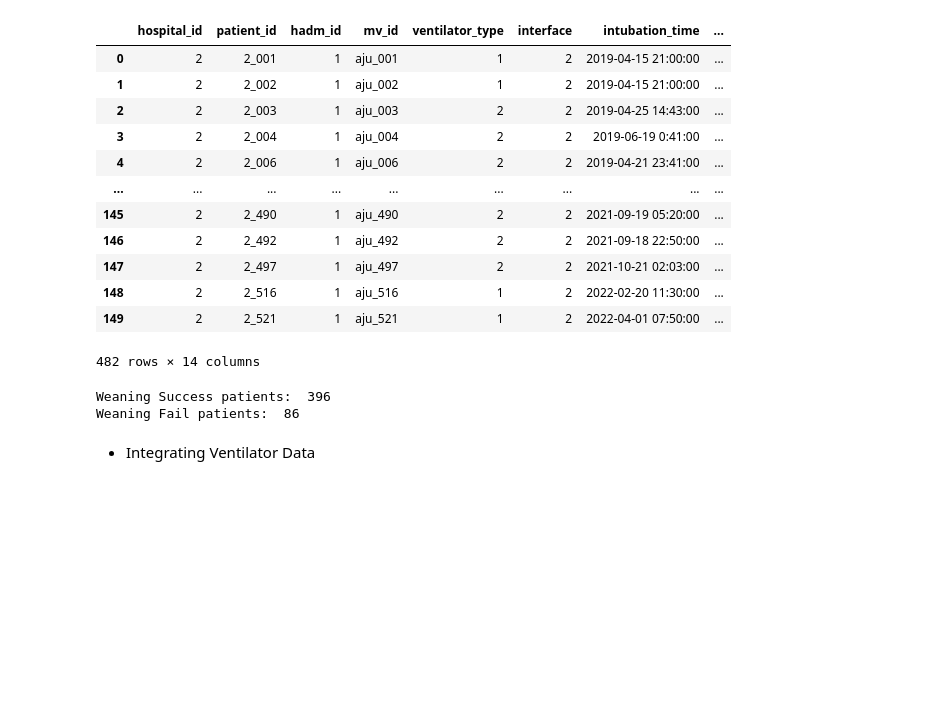
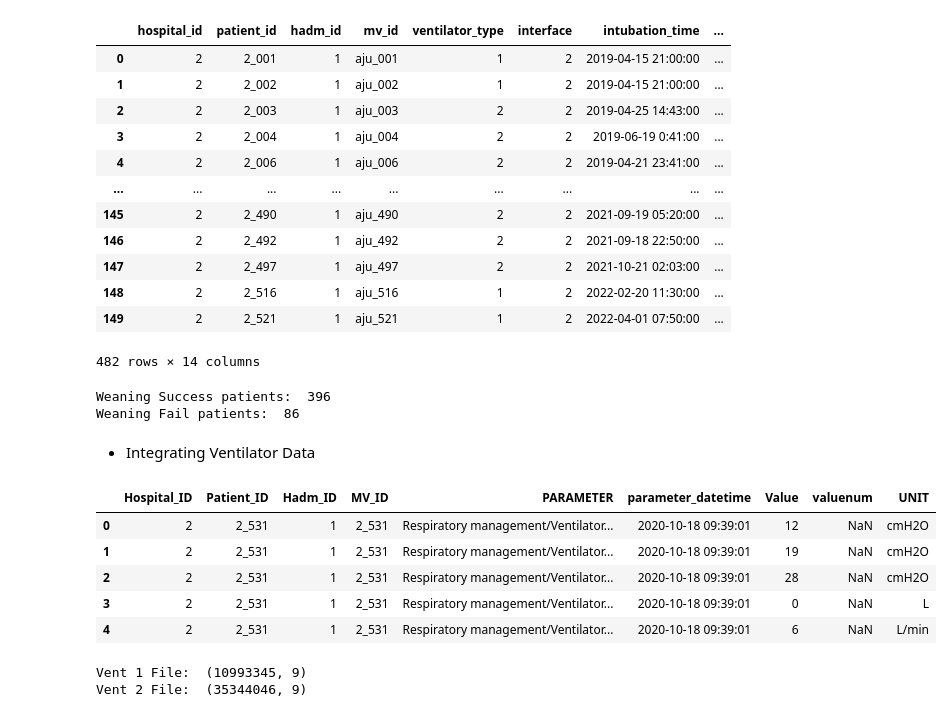
Before and after one commit to skjangbudon/nia_vent_weaning, a Jupyter notebook: data_preprocess_1103.ipynb, the cells around one changed output. Saved outputs shown, nothing was run; the diff lists cells and outputs as text; code cells hidden in the pictures; blank space fills up the shorter version.

```diff
--- a/data_preprocess_1103.ipynb
+++ b/data_preprocess_1103.ipynb
@@ -197,8 +197,18 @@ Weaning Fail patients:  86
 * Integrating Ventilator Data
 # %%
 vent_df1 = pd.read_csv('/VOLUME/nia_vent_weaning/raw_data/AJU/ventilator_parameter_1.csv')
-venf_df2 = pd.read_csv('/VOLUME/nia_vent_weaning/raw_data/AJU/ventilator_parameter_2.csv')
+vent_df2 = pd.read_csv('/VOLUME/nia_vent_weaning/raw_data/AJU/ventilator_parameter_2.csv')
 vent_df1.head()
+# %% [output]
+|  | Hospital_ID | Patient_ID | Hadm_ID | MV_ID | PARAMETER | parameter_datetime | Value | valuenum | UNIT |
+| 0 | 2 | 2_531 | 1 | 2_531 | Respiratory management/Ventilator... | 2020-10-18 09:39:01 | 12 | NaN | cmH2O |
+| 1 | 2 | 2_531 | 1 | 2_531 | Respiratory management/Ventilator... | 2020-10-18 09:39:01 | 19 | NaN | cmH2O |
+| 2 | 2 | 2_531 | 1 | 2_531 | Respiratory management/Ventilator... | 2020-10-18 09:39:01 | 28 | NaN | cmH2O |
+| 3 | 2 | 2_531 | 1 | 2_531 | Respiratory management/Ventilator... | 2020-10-18 09:39:01 | 0 | NaN | L |
+| 4 | 2 | 2_531 | 1 | 2_531 | Respiratory management/Ventilator... | 2020-10-18 09:39:01 | 6 | NaN | L/min |
 # %%
 print('Vent 1 File: ', vent_df1.shape)
 print('Vent 2 File: ', vent_df2.shape)
+# %% [output]
+Vent 1 File:  (10993345, 9)
+Vent 2 File:  (35344046, 9)
```
Also changed, not shown: parts of 1 cell of this notebook.
